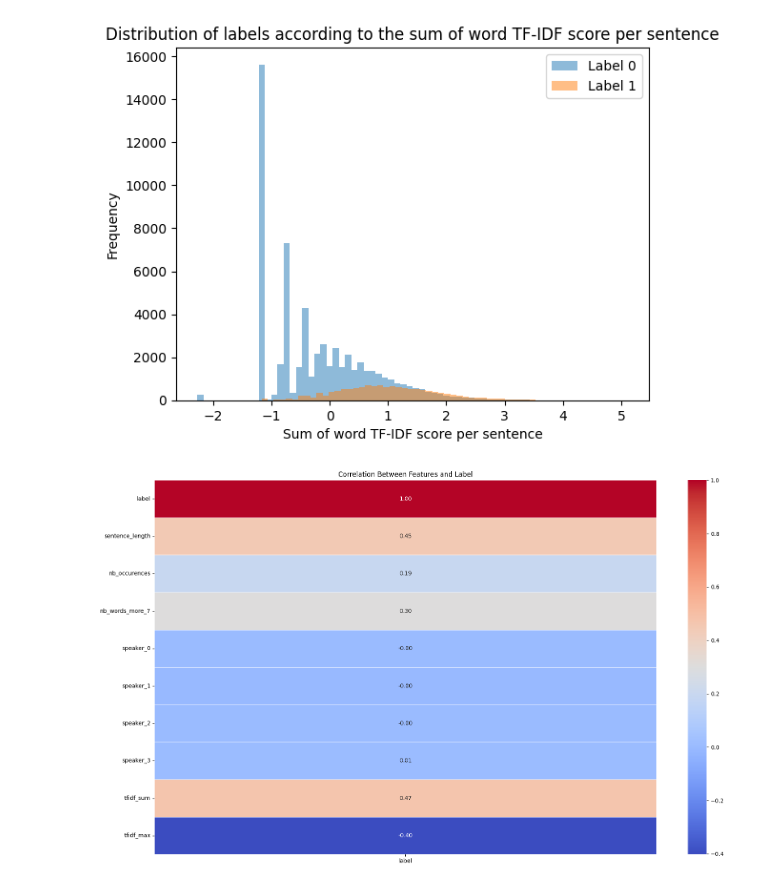
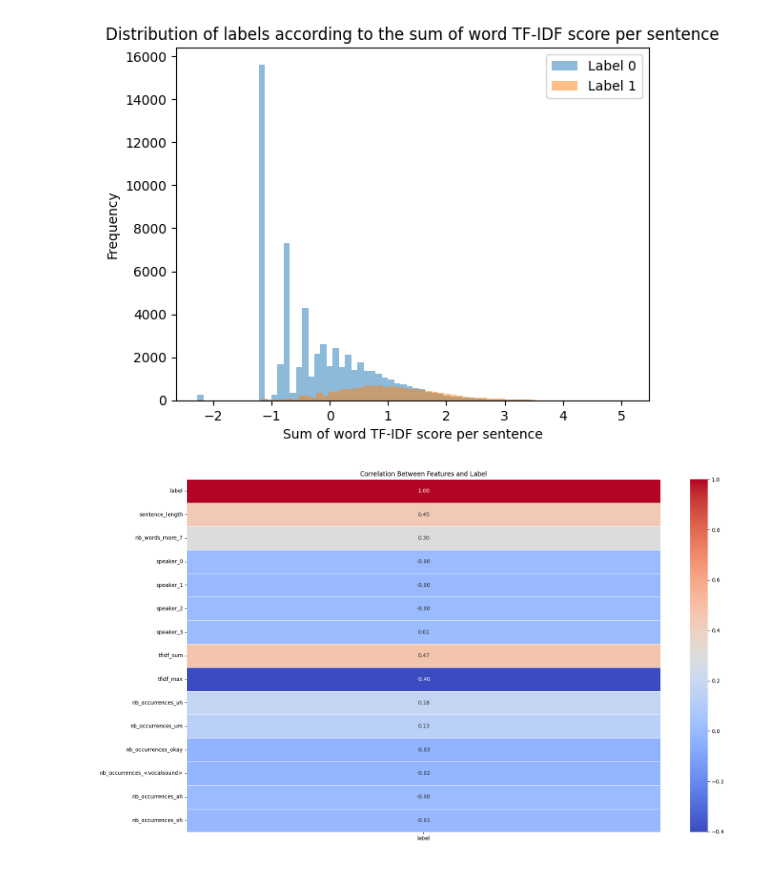
Before and after one commit to juliencollard2001/INF554-AJA, a Jupyter notebook: arnaud/features_analysis.ipynb, the cells around one changed output. Cells and saved outputs as stored; diff of their text form; code cells hidden in the pictures.

```diff
--- a/arnaud/features_analysis.ipynb
+++ b/arnaud/features_analysis.ipynb
@@ -27,11 +27,25 @@ df_train_nodes['sentence_length'] = scaler.fit_transform(df_train_nodes['sentenc
 df_test_nodes['sentence_length'] = df_test_nodes['text'].apply(lambda s: len(s.split()))
 df_test_nodes['sentence_length'] = scaler.transform(df_test_nodes['sentence_length'].values.reshape(-1, 1))
 
-df_train_nodes['nb_occurences'] = df_train_nodes['text'].apply(lambda x: sum(x.split().count(mot) for mot in ['uh', 'um', 'okay', '<', 'ah', 'oh']))
+'''df_train_nodes['nb_occurences'] = df_train_nodes['text'].apply(lambda x: sum(x.split().count(mot) for mot in ['uh', 'um', 'okay', '<', 'ah', 'oh']))
 df_train_nodes['nb_occurences'] = scaler.fit_transform(df_train_nodes['nb_occurences'].values.reshape(-1, 1))
 df_test_nodes['nb_occurences'] = df_test_nodes['text'].apply(lambda x: sum(x.split().count(mot) for mot in ['uh', 'um', 'okay', '<', 'ah', 'oh']))
-df_test_nodes['nb_occurences'] = scaler.transform(df_test_nodes['nb_occurences'].values.reshape(-1, 1))
+df_test_nodes['nb_occurences'] = scaler.transform(df_test_nodes['nb_occurences'].values.reshape(-1, 1))'''
 
+# List of onomatopoeias
+onomatopoeias = ['uh', 'um', 'okay', '<vocalsound>', 'ah', 'oh']
+
+# Replace 'df' with the name of your DataFrame
+for onomatopoeia in onomatopoeias:
+    # Create a column for each onomatopoeia
+    col_name = f'nb_occurrences_{onomatopoeia}'
+
+    # Apply the lambda function to count occurrences of the onomatopoeia
+    df_train_nodes[col_name] = df_train_nodes['text'].apply(lambda x: x.split().count(onomatopoeia))
+    df_train_nodes[col_name] = scaler.fit_transform(df_train_nodes[col_name].values.reshape(-1, 1))
+
+    df_test_nodes[col_name] = df_test_nodes['text'].apply(lambda x: x.split().count(onomatopoeia))
+    df_test_nodes[col_name] = scaler.transform(df_test_nodes[col_name].values.reshape(-1, 1))
 
 df_train_nodes['nb_words_more_7'] = df_train_nodes['text'].apply(lambda x: sum(len(mot) > 7 and mot.lower() != '<vocalsound>' for mot in x.split()))
 df_train_nodes['nb_words_more_7'] = scaler.fit_transform(df_train_nodes['nb_words_more_7'].values.reshape(-1, 1))
@@ -166,17 +195,20 @@ plt.show()
 # %%
 import seaborn as sns
 
-df_features = df_train_nodes[['label','sentence_length', 'nb_occurences', 'nb_words_more_7', 'speaker_0',
-       'speaker_1', 'speaker_2', 'speaker_3', 'tfidf_sum', 'tfidf_max']]
+df_features = df_train_nodes[['label', 'sentence_length', 'nb_words_more_7',
+                              'speaker_0', 'speaker_1', 'speaker_2', 'speaker_3',
+                              'tfidf_sum', 'tfidf_max','nb_occurrences_uh',
+                              'nb_occurrences_um','nb_occurrences_okay','nb_occurrences_<vocalsound>','nb_occurrences_ah',
+                              'nb_occurrences_oh']]
 numeric_columns = df_features.select_dtypes(include='number')
 
 # Calculate the correlation matrix
 correlation_matrix = numeric_columns.corr()
 
 # Plot the heatmap
 plt.figure(figsize=(20, 12))
 sns.heatmap(correlation_matrix[['label']], annot=True, cmap='coolwarm', fmt='.2f', linewidths=.5)
 plt.title('Correlation Between Features and Label')
 plt.show()
 # %% [output]
-[figure, old version]
+[figure, new version]
```
Also changed, not shown: parts of 1 cell of this notebook, 3 other files.
